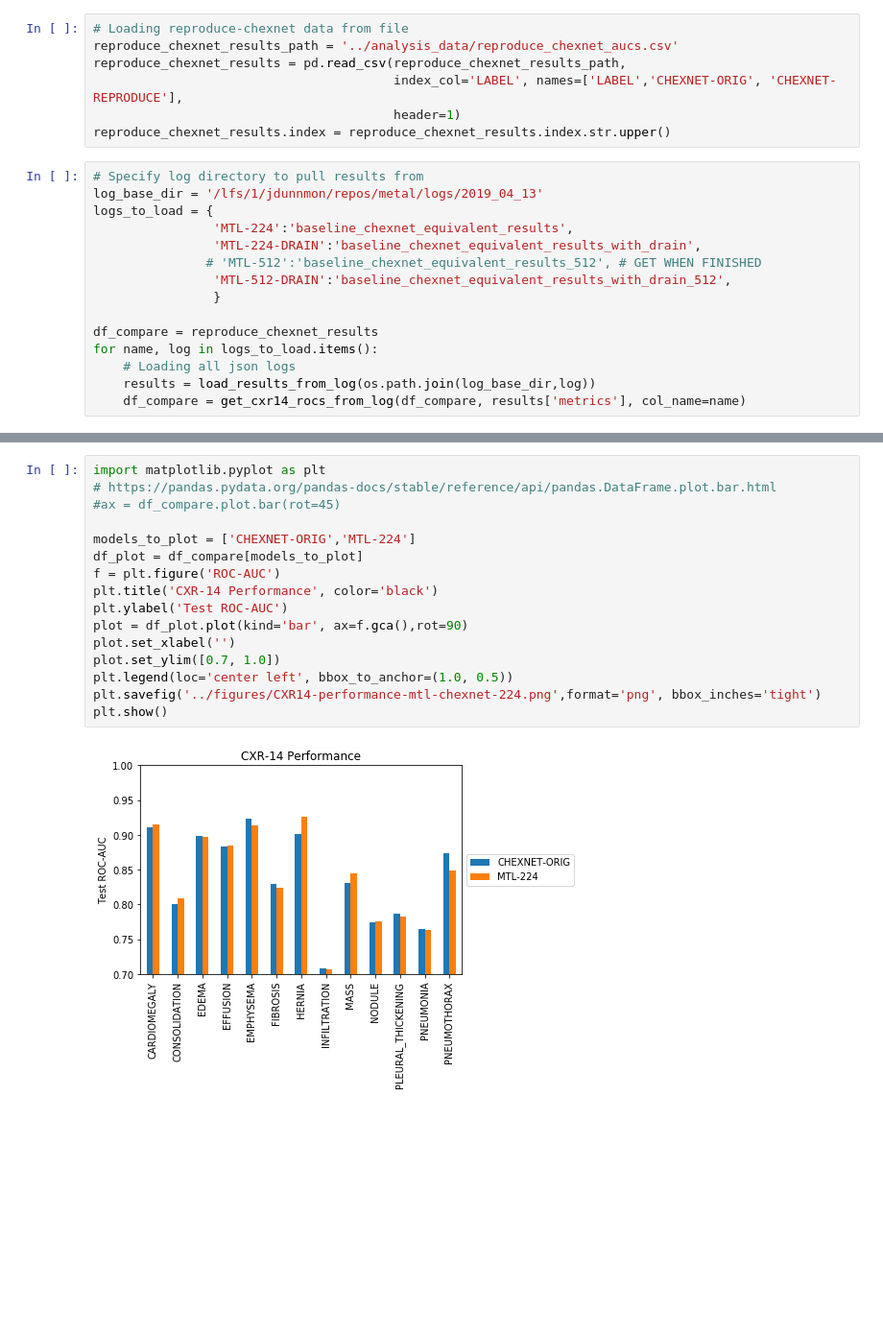
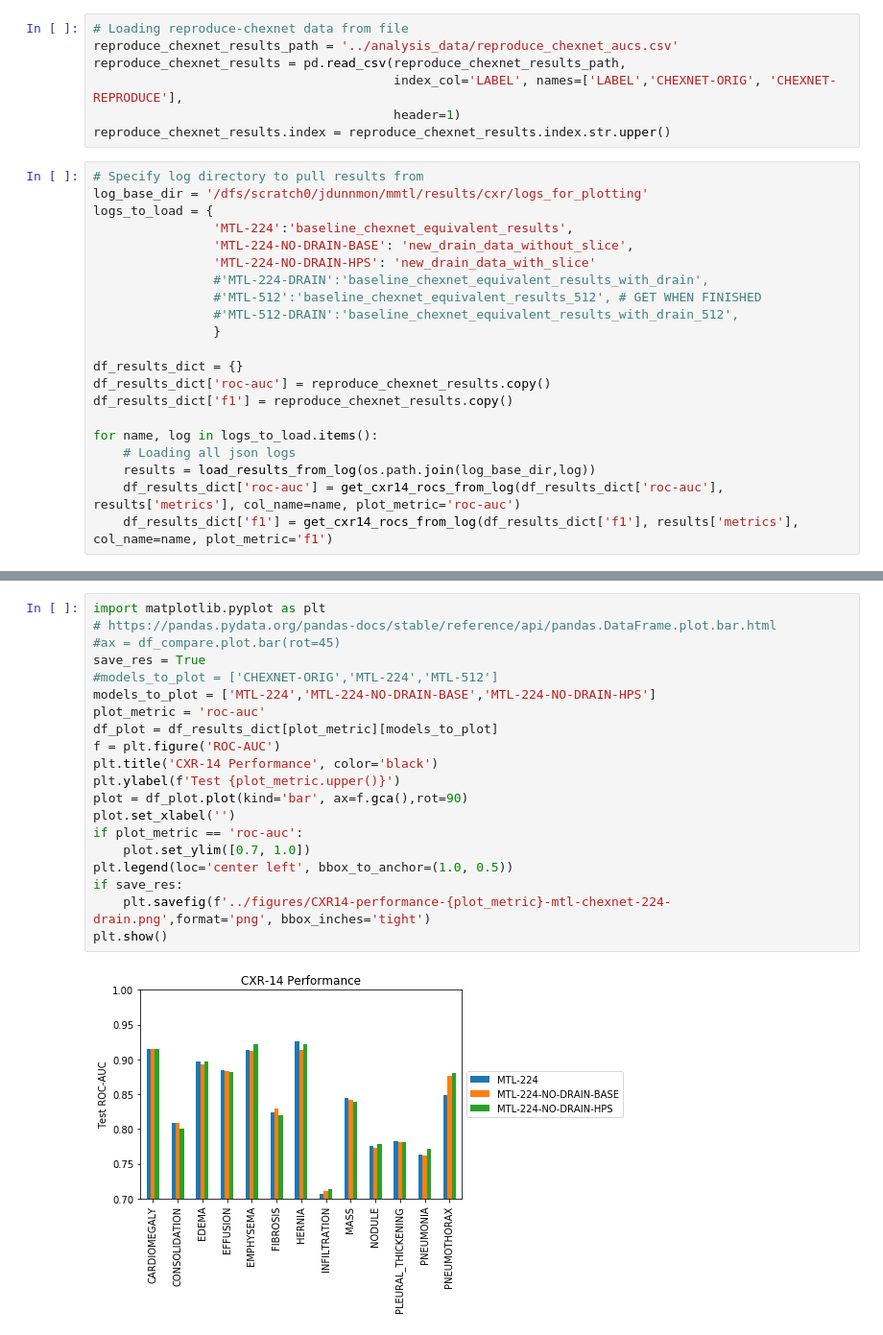
Before and after one commit to tsy935/metal, a Jupyter notebook: metal/mmtl/cxr/analysis/notebooks/compare_to_chexnet.ipynb, the cells around one changed output, grey strips where cells are left out. Shown at 96% size. Saved outputs shown, nothing was run; the diff lists cells and outputs as text; blank space fills up the shorter version.

Commit message:
plotting notebook updated

```diff
--- a/metal/mmtl/cxr/analysis/notebooks/compare_to_chexnet.ipynb
+++ b/metal/mmtl/cxr/analysis/notebooks/compare_to_chexnet.ipynb
@@ -13,17 +16,23 @@ reproduce_chexnet_results = pd.read_csv(reproduce_chexnet_results_path,
 reproduce_chexnet_results.index = reproduce_chexnet_results.index.str.upper()
 # %%
 # Specify log directory to pull results from
-log_base_dir = '/lfs/1/jdunnmon/repos/metal/logs/2019_04_13'
+log_base_dir = '/dfs/scratch0/jdunnmon/mmtl/results/cxr/logs_for_plotting'
 logs_to_load = {
                 'MTL-224':'baseline_chexnet_equivalent_results',
-                'MTL-224-DRAIN':'baseline_chexnet_equivalent_results_with_drain',
-               # 'MTL-512':'baseline_chexnet_equivalent_results_512', # GET WHEN FINISHED
-                'MTL-512-DRAIN':'baseline_chexnet_equivalent_results_with_drain_512',
+                'MTL-224-NO-DRAIN-BASE': 'new_drain_data_without_slice',
+                'MTL-224-NO-DRAIN-HPS': 'new_drain_data_with_slice'
+                #'MTL-224-DRAIN':'baseline_chexnet_equivalent_results_with_drain',
+                #'MTL-512':'baseline_chexnet_equivalent_results_512', # GET WHEN FINISHED
+                #'MTL-512-DRAIN':'baseline_chexnet_equivalent_results_with_drain_512',
                 }
 
-df_compare = reproduce_chexnet_results
+df_results_dict = {}
+df_results_dict['roc-auc'] = reproduce_chexnet_results.copy()
+df_results_dict['f1'] = reproduce_chexnet_results.copy()
+
 for name, log in logs_to_load.items():
     # Loading all json logs
     results = load_results_from_log(os.path.join(log_base_dir,log))
-    df_compare = get_cxr14_rocs_from_log(df_compare, results['metrics'], col_name=name)
+    df_results_dict['roc-auc'] = get_cxr14_rocs_from_log(df_results_dict['roc-auc'], results['metrics'], col_name=name, plot_metric='roc-auc')
+    df_results_dict['f1'] = get_cxr14_rocs_from_log(df_results_dict['f1'], results['metrics'], col_name=name, plot_metric='f1')
 # %%
@@ -47,18 +56,22 @@ df_compare.round(3)
 # %%
 import matplotlib.pyplot as plt
 # https://pandas.pydata.org/pandas-docs/stable/reference/api/pandas.DataFrame.plot.bar.html
 #ax = df_compare.plot.bar(rot=45)
-
-models_to_plot = ['CHEXNET-ORIG','MTL-224']
-df_plot = df_compare[models_to_plot]
+save_res = True
+#models_to_plot = ['CHEXNET-ORIG','MTL-224','MTL-512']
+models_to_plot = ['MTL-224','MTL-224-NO-DRAIN-BASE','MTL-224-NO-DRAIN-HPS']
+plot_metric = 'roc-auc'
+df_plot = df_results_dict[plot_metric][models_to_plot]
 f = plt.figure('ROC-AUC')
 plt.title('CXR-14 Performance', color='black')
-plt.ylabel('Test ROC-AUC')
+plt.ylabel(f'Test {plot_metric.upper()}')
 plot = df_plot.plot(kind='bar', ax=f.gca(),rot=90)
 plot.set_xlabel('')
-plot.set_ylim([0.7, 1.0])
+if plot_metric == 'roc-auc':
+    plot.set_ylim([0.7, 1.0])
 plt.legend(loc='center left', bbox_to_anchor=(1.0, 0.5))
-plt.savefig('../figures/CXR14-performance-mtl-chexnet-224.png',format='png', bbox_inches='tight')
+if save_res:
+    plt.savefig(f'../figures/CXR14-performance-{plot_metric}-mtl-chexnet-224-drain.png',format='png', bbox_inches='tight')
 plt.show()
 # %% [output]
-[figure, old version]
+[figure, new version]
```
Also changed, not shown: parts of 6 cells of this notebook, 1 other file.
